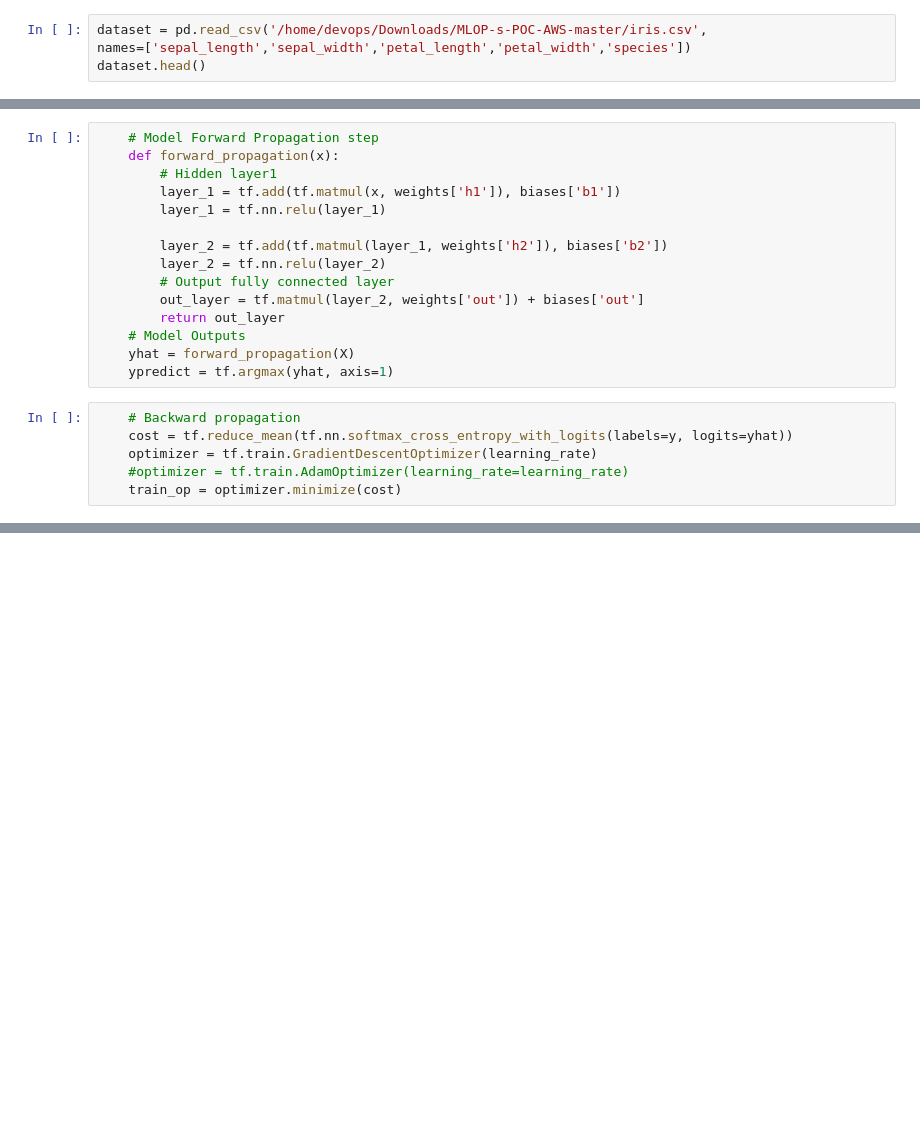
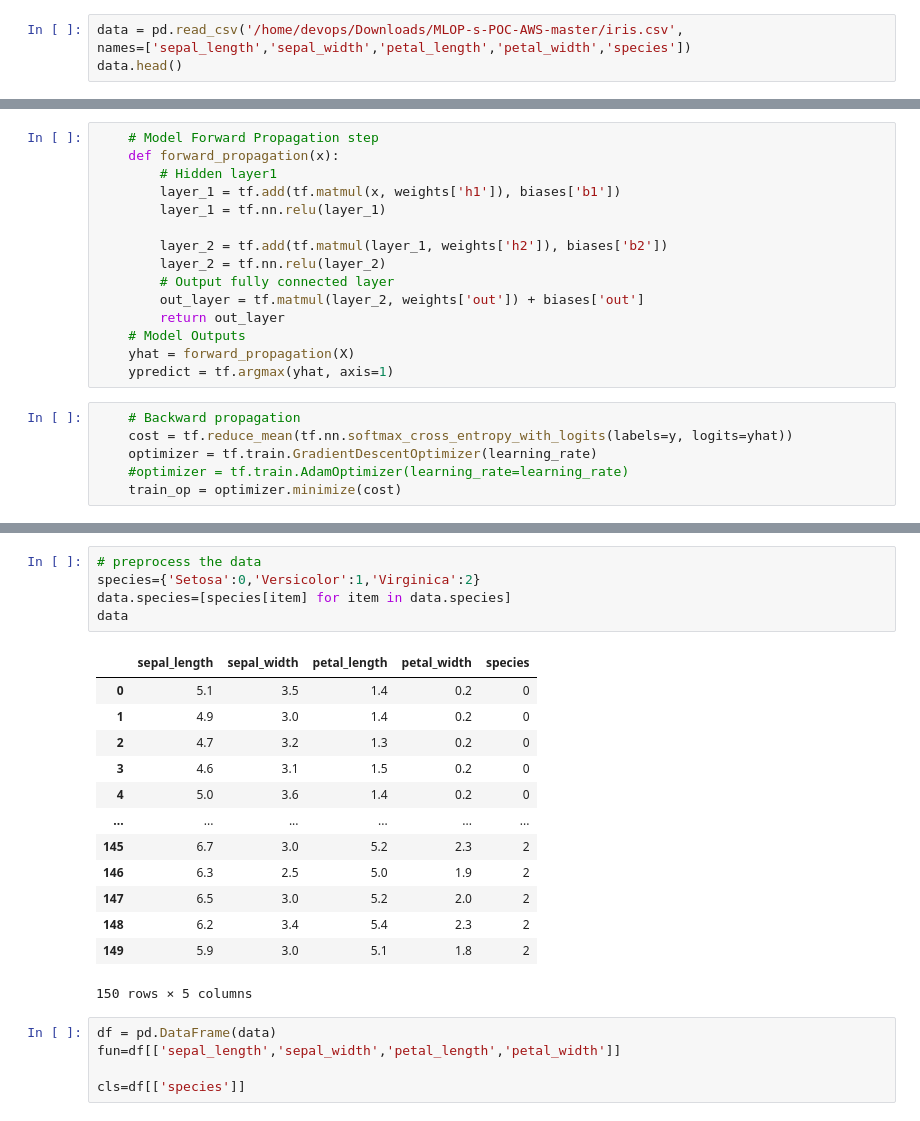
Before and after one commit to avhadutg/MLOP-s-POC-AWS, a Jupyter notebook: mainprogramfor3.ipynb, the cells around one changed output, grey strips where cells are left out. Saved outputs shown, nothing was run; the diff lists cells and outputs as text; blank space fills up the shorter version.

```diff
--- a/mainprogramfor3.ipynb
+++ b/mainprogramfor3.ipynb
@@ -7,9 +7,9 @@ import seaborn
 import matplotlib.pyplot as plt
 import tensorflow as tf
 # %%
-dataset = pd.read_csv('/home/devops/Downloads/MLOP-s-POC-AWS-master/iris.csv',
+data = pd.read_csv('/home/devops/Downloads/MLOP-s-POC-AWS-master/iris.csv',
 names=['sepal_length','sepal_width','petal_length','petal_width','species'])
-dataset.head()
+data.head()
 # %% [output]
 |  | sepal_length | sepal_width | petal_length | petal_width | species |
 | 0 | 5.1 | 3.5 | 1.4 | 0.2 | Setosa |
@@ -145,0 +126,24 @@ Time taken: 0:00:00.859392
+# %%
+# preprocess the data
+species={'Setosa':0,'Versicolor':1,'Virginica':2}
+data.species=[species[item] for item in data.species]
+data
+# %% [output]
+|  | sepal_length | sepal_width | petal_length | petal_width | species |
+| 0 | 5.1 | 3.5 | 1.4 | 0.2 | 0 |
+| 1 | 4.9 | 3.0 | 1.4 | 0.2 | 0 |
+| 2 | 4.7 | 3.2 | 1.3 | 0.2 | 0 |
+| 3 | 4.6 | 3.1 | 1.5 | 0.2 | 0 |
+| 4 | 5.0 | 3.6 | 1.4 | 0.2 | 0 |
+| ... | ... | ... | ... | ... | ... |
+| 145 | 6.7 | 3.0 | 5.2 | 2.3 | 2 |
+| 146 | 6.3 | 2.5 | 5.0 | 1.9 | 2 |
+| 147 | 6.5 | 3.0 | 5.2 | 2.0 | 2 |
+| 148 | 6.2 | 3.4 | 5.4 | 2.3 | 2 |
+| 149 | 5.9 | 3.0 | 5.1 | 1.8 | 2 |
+150 rows × 5 columns
+# %%
+df = pd.DataFrame(data)
+fun=df[['sepal_length','sepal_width','petal_length','petal_width']]
+
+cls=df[['species']]
```
Also changed, not shown: parts of 15 cells of this notebook.
